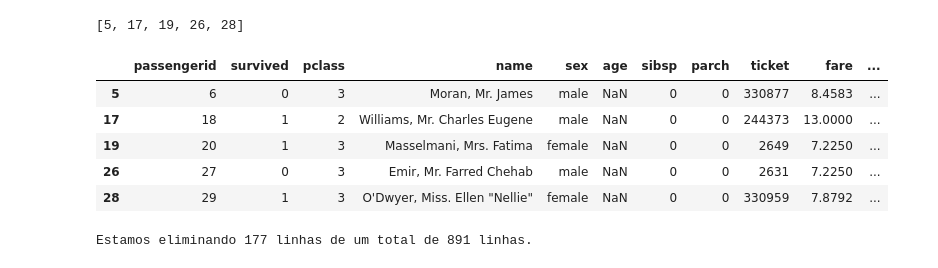
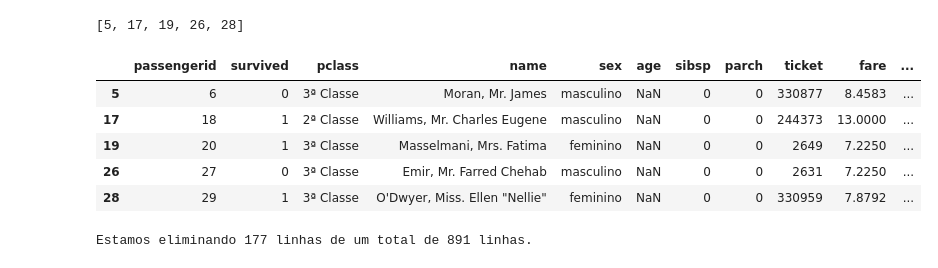
Before and after one commit to pedrohasantiago/udacity-titanic, a Jupyter notebook: analysis-report.ipynb, the cells around one changed output. Drawn from its saved outputs; the diff is of its cells as text; code cells hidden in the pictures.

```diff
--- a/analysis-report.ipynb
+++ b/analysis-report.ipynb
@@ -110,19 +110,20 @@ Não há valores vazios em `survived`, mas há valores vazios em `age`. Os valor
 # %%
 # Verificando se o que está vazio é apenas a coluna em questão
 ## Primeiro, vamos obter índices de alguma linha que tem valores vazios em 'age'
-[i for i, v in df['age'].iteritems() if pd.isnull(v)][:5]
+null_in_age = [i for i, v in df['age'].iteritems() if pd.isnull(v)][:5]
+null_in_age
 # %% [output]
 [5, 17, 19, 26, 28]
 # %%
 ## Depois, vamos verificar se as outras colunas dessas linhas estão preenchidas
-df.iloc[[5, 17, 19, 26, 28]]
+df.iloc[null_in_age]
 # %% [output]
 |  | passengerid | survived | pclass | name | sex | age | sibsp | parch | ticket | fare | ... |
-| 5 | 6 | 0 | 3 | Moran, Mr. James | male | NaN | 0 | 0 | 330877 | 8.4583 | ... |
-| 17 | 18 | 1 | 2 | Williams, Mr. Charles Eugene | male | NaN | 0 | 0 | 244373 | 13.0000 | ... |
-| 19 | 20 | 1 | 3 | Masselmani, Mrs. Fatima | female | NaN | 0 | 0 | 2649 | 7.2250 | ... |
-| 26 | 27 | 0 | 3 | Emir, Mr. Farred Chehab | male | NaN | 0 | 0 | 2631 | 7.2250 | ... |
-| 28 | 29 | 1 | 3 | O'Dwyer, Miss. Ellen "Nellie" | female | NaN | 0 | 0 | 330959 | 7.8792 | ... |
+| 5 | 6 | 0 | 3ª Classe | Moran, Mr. James | masculino | NaN | 0 | 0 | 330877 | 8.4583 | ... |
+| 17 | 18 | 1 | 2ª Classe | Williams, Mr. Charles Eugene | masculino | NaN | 0 | 0 | 244373 | 13.0000 | ... |
+| 19 | 20 | 1 | 3ª Classe | Masselmani, Mrs. Fatima | feminino | NaN | 0 | 0 | 2649 | 7.2250 | ... |
+| 26 | 27 | 0 | 3ª Classe | Emir, Mr. Farred Chehab | masculino | NaN | 0 | 0 | 2631 | 7.2250 | ... |
+| 28 | 29 | 1 | 3ª Classe | O'Dwyer, Miss. Ellen "Nellie" | feminino | NaN | 0 | 0 | 330959 | 7.8792 | ... |
 # %%
 # Como é apenas a coluna age que tem valores vazios, não podemos apagar as linhas com valores vazios no DataFrame original.
 # Vamos copiar os dados úteis para a pergunta em um outro DataFrame e, nele, apagar linhas com valores vazios.
```
Also changed, not shown: parts of 25 cells of this notebook, 1 other file.
